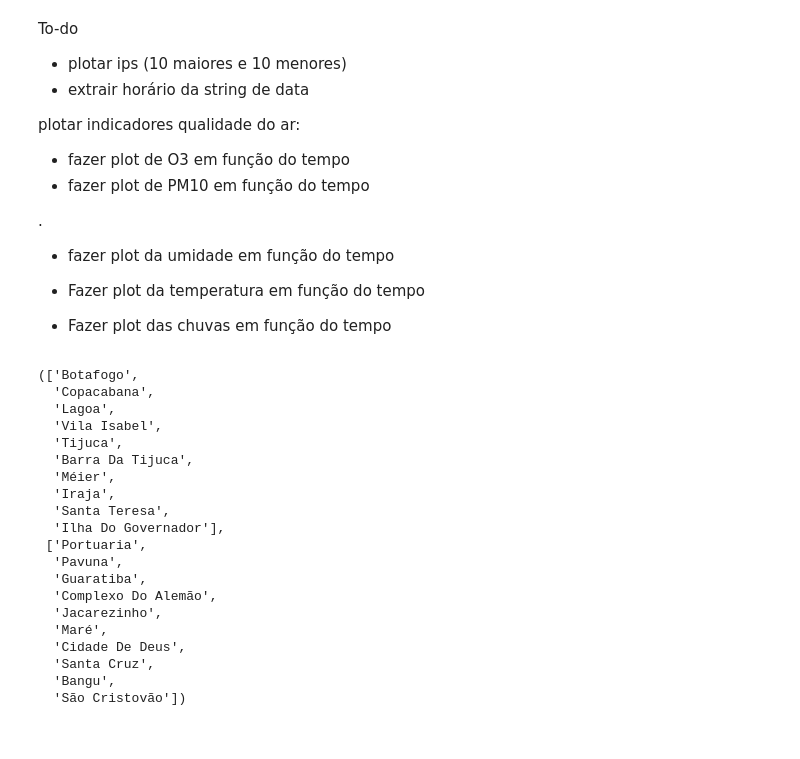
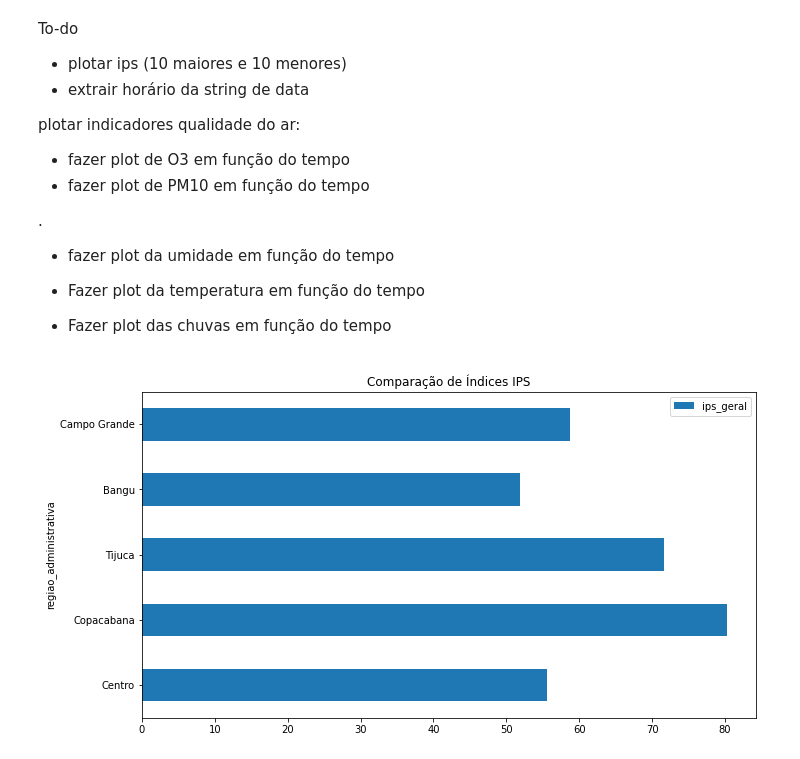
Before and after one commit to KeithFabre/analytica-process, a Jupyter notebook: data_analysis/analysis_pt_br.ipynb, the cells around one changed output. Drawn from its saved outputs; the diff is of its cells as text; code cells hidden in the pictures.

```diff
--- a/data_analysis/analysis_pt_br.ipynb
+++ b/data_analysis/analysis_pt_br.ipynb
@@ -34,41 +31,41 @@ df_q = pd.read_csv('./data/qualidade_do_ar.csv', index_col = 0).reset_index()
 # %%
+# índice de progresso
+df_ip = pd.read_csv('./data/dimensoes_componentes.csv', index_col = 0).reset_index()
+# estação metereológica (qualidade do ar)
+df_q = pd.read_csv('./data/qualidade_do_ar.csv', index_col = 0).reset_index()
+
+
 regions = df_ip['regiao_administrativa'].unique()
 
-#centro = df_ip[df_ip['regiao_administrativa'].str.contains('Centro')]
+df_ip = df_ip[df_ip['ano'] == 2020] # get most recent values
 
-recent = df_ip[df_ip['ano'] == 2020]
-
-
-l_df = recent.nlargest(10, ['ips_geral'])['regiao_administrativa'] # df
+l_df = df_ip.nlargest(10, ['ips_geral'])['regiao_administrativa'] # df
 largest = [l_df[key] for key in l_df.keys()] # array with district names
 
-s_df = recent.nsmallest(10, ['ips_geral'])['regiao_administrativa'] # df
+s_df = df_ip.nsmallest(10, ['ips_geral'])['regiao_administrativa'] # df
 smallest = [s_df[key] for key in s_df.keys()] # array with district names
 
-largest, smallest
+# 10 highest and 10 lowest
+regions20 = largest + smallest
 
-# fazer plot aqui
+regions_of_interest = ['Bangu',         'Campo Grande', 'Centro',
+    'Copacabana',    'Irajá', 'Pedra de Guaratiba',
+    'São Cristóvão', 'Tijuca']
+
+df_ip = df_ip[ df_ip['regiao_administrativa'].isin(regions_of_interest) ]
+df_ip = df_ip[['regiao_administrativa', 'ips_geral']]
+
+regions20
-# %% [output]
-(['Botafogo',
-  'Copacabana',
-  'Lagoa',
-  'Vila Isabel',
-  'Tijuca',
-  'Barra Da Tijuca',
-  'Méier',
-  'Iraja',
-  'Santa Teresa',
-  'Ilha Do Governador'],
- ['Portuaria',
-  'Pavuna',
-  'Guaratiba',
-  'Complexo Do Alemão',
-  'Jacarezinho',
-  'Maré',
-  'Cidade De Deus',
-  'Santa Cruz',
-  'Bangu',
-  'São Cristovão'])
+# %%
+
+df_ip = df_ip.reset_index(drop=True)
+df_ip = df_ip.set_index('regiao_administrativa')
+
+df_ip.plot(kind="barh", title="Comparação de Índices IPS", figsize=(11,6))
+
+plt.show()
+# %% [output]
+[figure, added]
 # %%
 s_names = [
     'Bangu',         'Campo Grande', 'Centro',
```
Also changed, not shown: parts of 11 cells of this notebook.
